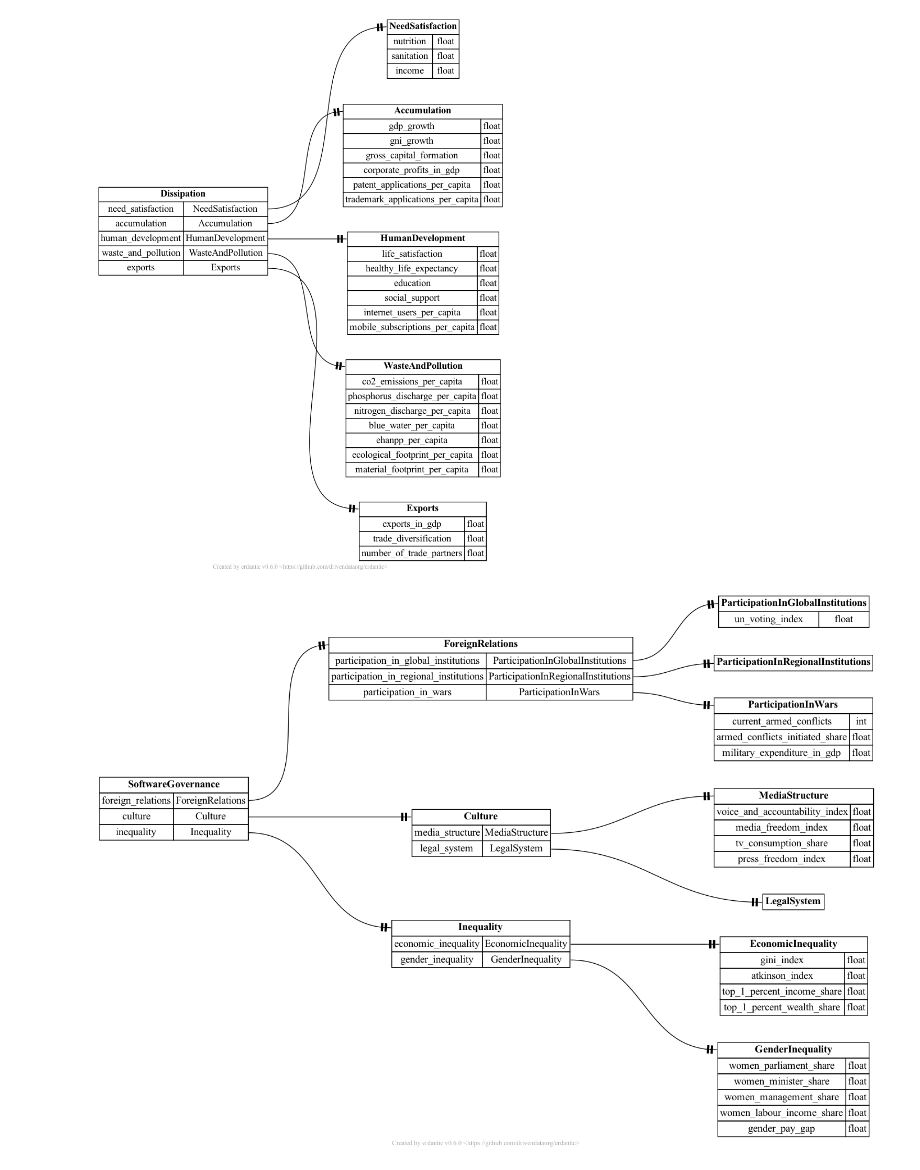
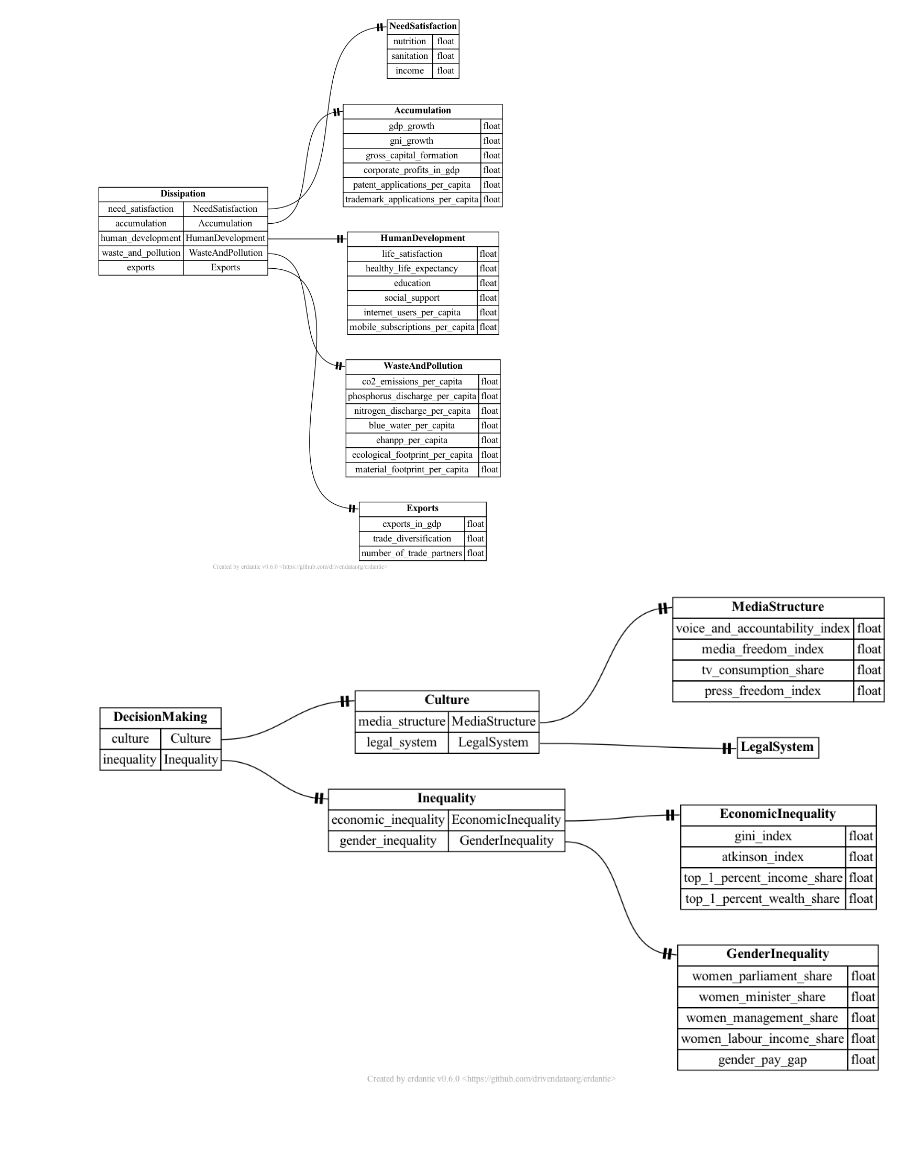
Before and after one commit to saviorand/provisioning-model, a Jupyter notebook: provisioning_model/notebooks/model.ipynb, the cells around one changed output. Drawn from its saved outputs; the diff is of its cells as text; code cells hidden in the pictures; blank space fills up the shorter version.

```diff
--- a/provisioning_model/notebooks/model.ipynb
+++ b/provisioning_model/notebooks/model.ipynb
@@ -215,64 +237,64 @@ from provisioning_model.model.software_governance.culture import MediaStructure,
 from provisioning_model.model.software_governance.inequality import EconomicInequality, GenderInequality
 
 
-class ForeignRelations1: pass
+class Foreign_Relations: pass
 
 
-class MediaStructure1: pass
+class Media_Structure: pass
 
 
-class LegalSystem1: pass
+class Legal_System: pass
 
 
-class EconomicInequality1: pass
+class Economic_Inequality: pass
 
 
-class GenderInequality1: pass
+class Gender_Inequality: pass
 
 
 @dataclass
 class Inequality:
     economic_inequality: EconomicInequality
     gender_inequality: GenderInequality
 
 
 @dataclass
-class Inequality1:
-    economic_inequality: EconomicInequality1
-    gender_inequality: GenderInequality1
+class DM_Inequality:
+    economic_inequality: Economic_Inequality
+    gender_inequality: Gender_Inequality
 
 
 @dataclass
 class Culture:
     media_structure: MediaStructure
     legal_system: LegalSystem
 
 
 @dataclass
-class Culture1:
-    media_structure: MediaStructure1
-    legal_system: LegalSystem1
+class DM_Culture:
+    media_structure: Media_Structure
+    legal_system: Legal_System
 
 
 @dataclass
-class SoftwareGovernance:
-    foreign_relations: ForeignRelations
+class DecisionMaking:
+    # foreign_relations: ForeignRelations
     culture: Culture
     inequality: Inequality
 
 
 @dataclass
-class SoftwareGovernance1:
-    foreign_relations: ForeignRelations1
-    culture: Culture1
-    inequality: Inequality1
+class Decision_Making:
+    foreign_relations: Foreign_Relations
+    culture: DM_Culture
+    inequality: DM_Inequality
 
 
-decision_making_diagram = erd.create(SoftwareGovernance)
-decision_making_diagram_1 = erd.create(SoftwareGovernance1)
+decision_making_diagram = erd.create(DecisionMaking)
+decision_making_diagram_1 = erd.create(Decision_Making)
 decision_making_diagram
 # %% [output]
-[figure, old version]
+[figure, new version]
 # %%
 @dataclass
 class Provisioning:
```
Also changed, not shown: parts of 8 cells of this notebook, 3 other files.
